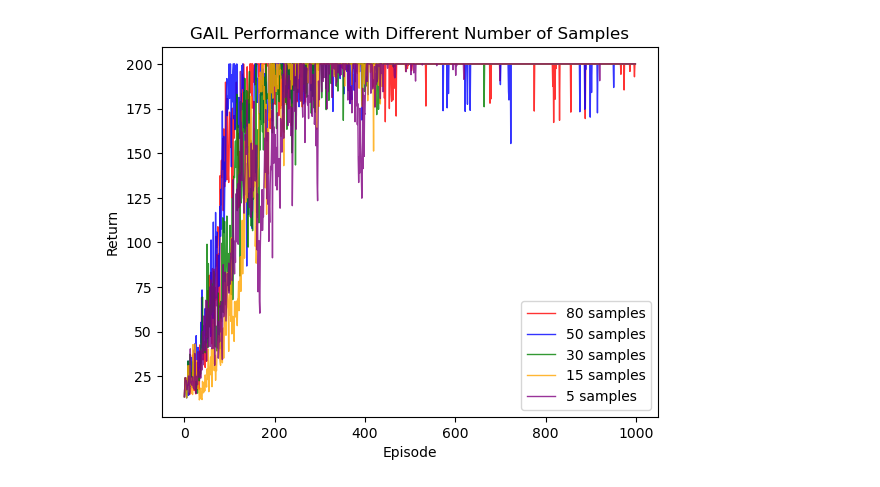
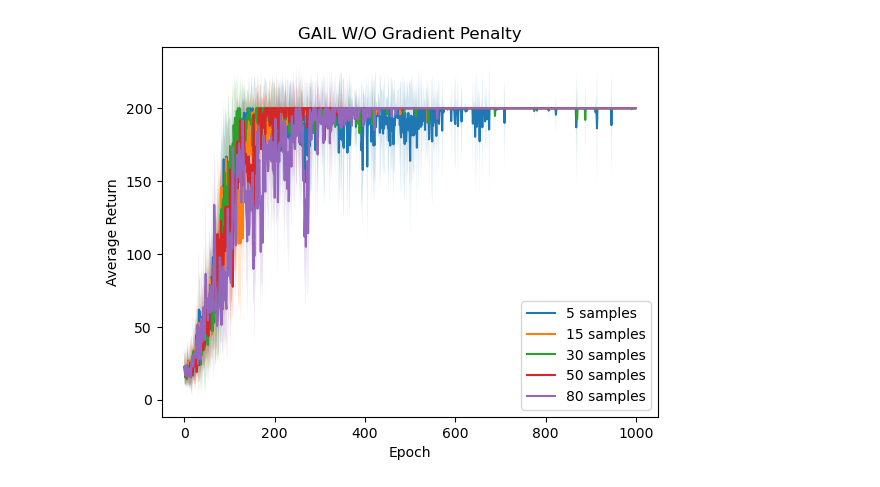
Before and after one commit to RanZhu1989/RL_PlayGround, a Jupyter notebook: Imitation_Learning/GAIL.ipynb, the cells around one changed output. Saved outputs shown, nothing was run; the diff lists cells and outputs as text; code cells hidden in the pictures.

```diff
--- a/Imitation_Learning/GAIL.ipynb
+++ b/Imitation_Learning/GAIL.ipynb
@@ -192,7 +211,7 @@ class ReplayBuffer():
     def sample(self,
                batch_size:int,
                shuffle:bool = True
-               ) -> Tuple[torch.tensor,torch.tensor,torch.tensor,torch.tensor]:
+               ) -> Tuple[torch.Tensor,torch.Tensor,torch.Tensor,torch.Tensor]:
         if shuffle:
             self.buffer = random.sample(self.buffer,len(self.buffer))
         batch_size = min(batch_size, len(self.buffer)) # in case the buffer is not enough
@@ -205,7 +224,7 @@ class ReplayBuffer():
 
         return obs_batch, action_batch, next_obs_batch, done_batch
 
-    def fetch_all(self,shuffle:bool=True) -> Tuple[torch.tensor,torch.tensor,torch.tensor,torch.tensor]:
+    def fetch_all(self,shuffle:bool=True) -> Tuple[torch.Tensor,torch.Tensor,torch.Tensor,torch.Tensor]:
         if shuffle:
             self.buffer = random.sample(self.buffer,len(self.buffer))
         obs_batch, action_batch, reward_batch, next_obs_batch, done_batch = zip(*self.buffer)
@@ -619,9 +575,8 @@ r50_min = Manger.test_returns_min
 # %%
 """Using 80 samples"""
-Manger = TrainManager(
-    train_env = train_env,
-    test_env=test_env,
-    ppo_train_episode_num = 1000,
+env = gym.make('CartPole-v0')
+Manager = TrainManager(
+    env = env,
     actor_lr = 1e-3,
     critic_lr = 5e-3,
     gamma = 0.98,
@@ -638,31 +593,39 @@ Manger = TrainManager(
     device = "cpu"
 )
 
-Manger.train_ppo()
-Manger.sample_expert_data(n_episode=10,n_samples=100)
-Manger.train_gail()
-r80_mean = Manger.test_returns_mean
-r80_max = Manger.test_returns_max
-r80_min = Manger.test_returns_min
+Manager.sample_expert_data(n_episode=10,n_samples=80)
+Manager.train_gail()
+nopen_rewards_80 = np.array(Manager.eval_rewards)
-# %%
-iteration_list = list(range(len(r80_mean)))
-plt.plot(iteration_list, r80_mean, label='80 samples', color="red", alpha=0.8, linewidth=1)
-# plt.fill_between(iteration_list, r80_min, r80_max, alpha=0.2, color="red")
-plt.plot(iteration_list, r50_mean, label='50 samples', color="blue", alpha=0.8, linewidth=1)
-# plt.fill_between(iteration_list, r50_min, r50_max, alpha=0.2, color="blue")
-plt.plot(iteration_list, r30_mean, label='30 samples', color="green", alpha=0.8, linewidth=1)
-# plt.fill_between(iteration_list, r30_min, r30_max, alpha=0.2, color="green")
-plt.plot(iteration_list, r15_mean, label='15 samples', color="orange", alpha=0.8, linewidth=1)
-# plt.fill_between(iteration_list, r15_min, r15_max, alpha=0.2, color="orange")
-plt.plot(iteration_list, r5_mean, label='5 samples', color="purple", alpha=0.8, linewidth=1)
-# plt.fill_between(iteration_list, r5_min, r5_max, alpha=0.2, color="purple")
-plt.legend()
-plt.xlabel('Episode')
-plt.ylabel('Return')
-plt.title('GAIL Performance with Different Number of Samples')
-plt.show()
-# %% [output]
-[figure, removed]
+# %%
+nopen_rewards_5_mean = np.mean(nopen_rewards_5, axis=-1)
+nopen_reward_5_std = np.std(nopen_rewards_5, axis=-1)
+nopen_rewards_15_mean = np.mean(nopen_rewards_15, axis=-1)
+nopen_rewards_15_std = np.std(nopen_rewards_15, axis=-1)
+nopen_rewards_30_mean = np.mean(nopen_rewards_30, axis=-1)
+nopen_rewards_30_std = np.std(nopen_rewards_30, axis=-1)
+nopen_rewards_50_mean = np.mean(nopen_rewards_50, axis=-1)
+nopen_rewards_50_std = np.std(nopen_rewards_50, axis=-1)
+nopen_rewards_80_mean = np.mean(nopen_rewards_80, axis=-1)
+nopen_rewards_80_std = np.std(nopen_rewards_80, axis=-1)
+
+plt.figure()
+plt.plot(nopen_rewards_5_mean, label='5 samples')
+plt.fill_between(np.arange(len(nopen_rewards_5_mean)), nopen_rewards_5_mean-nopen_reward_5_std, nopen_rewards_5_mean+nopen_reward_5_std, alpha=0.2)
+plt.plot(nopen_rewards_15_mean, label='15 samples')
+plt.fill_between(np.arange(len(nopen_rewards_15_mean)), nopen_rewards_15_mean-nopen_rewards_15_std, nopen_rewards_15_mean+nopen_rewards_15_std, alpha=0.2)
+plt.plot(nopen_rewards_30_mean, label='30 samples')
+plt.fill_between(np.arange(len(nopen_rewards_30_mean)), nopen_rewards_30_mean-nopen_rewards_30_std, nopen_rewards_30_mean+nopen_rewards_30_std, alpha=0.2)
+plt.plot(nopen_rewards_50_mean, label='50 samples')
+plt.fill_between(np.arange(len(nopen_rewards_50_mean)), nopen_rewards_50_mean-nopen_rewards_50_std, nopen_rewards_50_mean+nopen_rewards_50_std, alpha=0.2)
+plt.plot(nopen_rewards_80_mean, label='80 samples')
+plt.fill_between(np.arange(len(nopen_rewards_80_mean)), nopen_rewards_80_mean-nopen_rewards_80_std, nopen_rewards_80_mean+nopen_rewards_80_std, alpha=0.2)
+plt.xlabel('Epoch')
+plt.ylabel('Average Return')
+plt.title('GAIL W/O Gradient Penalty')
+plt.legend()
+plt.show()
+# %% [output]
+[figure, added]
 # %%
 # Use Gradient Penalty
 
```
Also changed, not shown: parts of 15 cells of this notebook, 29 other files.
